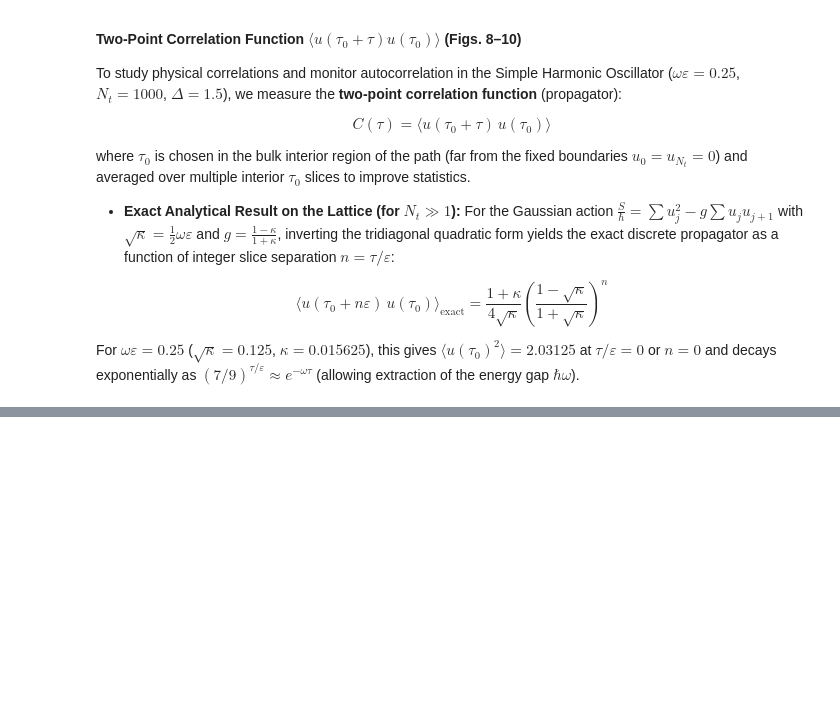
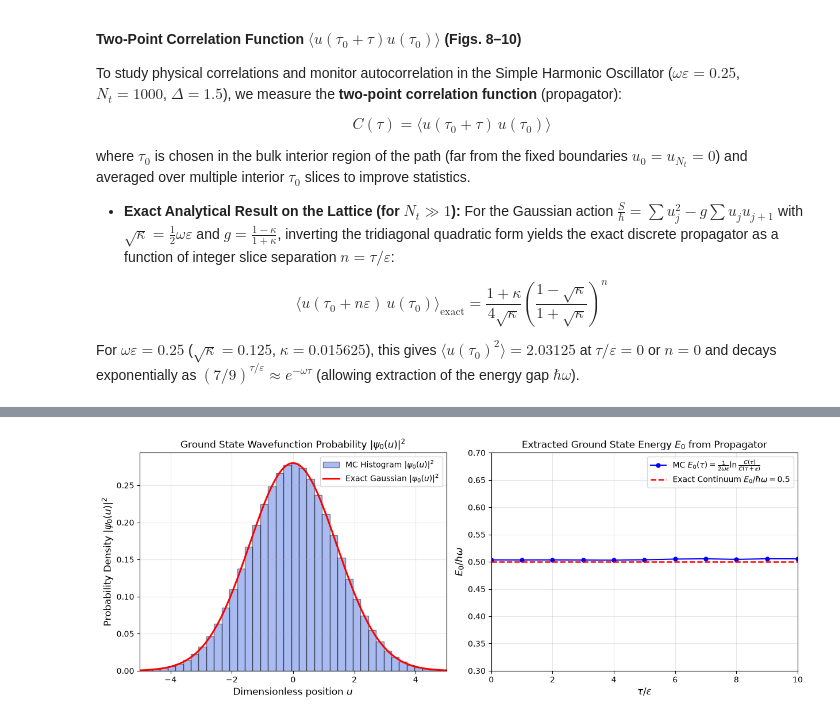
Before and after one commit to LostGraviton/MonteCarlo, a Jupyter notebook: Morningstar.ipynb, the cells around one changed output, grey strips where cells are left out. Cells and saved outputs as stored; diff of their text form; code cells hidden in the pictures; blank space fills up the shorter version.

Commit message:
SHO Energy calculation added

```diff
--- a/Morningstar.ipynb
+++ b/Morningstar.ipynb
@@ -1710,0 +1850,84 @@ plt.show()
+# %%
+# =====================================================================
+# Extracting Ground State Wavefunction |psi_0(u)|^2 and Ground State Energy E_0
+# =====================================================================
+
+# 1. Collect bulk path values u_j across decorrelated sweeps for the wavefunction
+u_samples = []
+u_wf = np.zeros(Nt + 1)
+
+# Thermalize
+for _ in range(N_therm):
+    sweep_sequential(u_wf, g, Delta, rng)
+
+# Measure interior u_j values and correlator simultaneously
+corr_samples_wf = np.zeros((N_mc, max_tau + 1))
+for m in range(N_mc):
+    for _ in range(N_sweeps):
+        sweep_sequential(u_wf, g, Delta, rng)
+
+    u_base = u_wf[i_start:i_end]
+    u_samples.append(u_base.copy())  # Store 600 interior slices per snapshot
+
+    for tau in range(max_tau + 1):
+        corr_samples_wf[m, tau] = np.mean(u_base * u_wf[i_start + tau : i_end + tau])
+
+u_all = np.concatenate(u_samples)  # 40000 * 600 = 24,000,000 position measurements!
+mc_corr_mean = np.mean(corr_samples_wf, axis=0)
+
+# =====================================================================
+# 2. Compute Ground State Energy E_0 (in units of hbar * omega)
+# =====================================================================
+# Method A: Virial Theorem E_0 / (hbar * omega) = omega_eps * <u^2>
+u2_mean = np.mean(u_all**2)
+u2_err = np.std(np.mean(np.array(u_samples)**2, axis=1), ddof=1) / np.sqrt(N_mc)
+
+E0_virial = omega_eps * u2_mean
+E0_virial_err = omega_eps * u2_err
+
+# Method B: Effective Energy Gap from Propagator Ratio ln(C(tau) / C(tau+1))
+# For SHO, dE = E_1 - E_0 = hbar*omega, and E_0 = 0.5 * dE
+eff_gap = (1.0 / omega_eps) * np.log(mc_corr_mean[:-1] / mc_corr_mean[1:])
+E0_from_prop = 0.5 * eff_gap[0]  # Using tau=0 -> tau=1 step (highest signal-to-noise)
+
+print(f"Ground State Energy E_0 / (hbar*omega) [Exact Continuum = 0.5000]:")
+print(f"  -> From Virial Theorem (<u^2>):   {E0_virial:.4f} +/- {E0_virial_err:.4f}")
+print(f"  -> From Propagator Log-Ratio:     {E0_from_prop:.4f}")
+
+# =====================================================================
+# 3. Plot Ground State Wavefunction |psi_0(u)|^2 & Effective Energy Plateau
+# =====================================================================
+fig, (ax1, ax2) = plt.subplots(1, 2, figsize=(12.5, 4.8))
+
+# Left Panel: Ground State Probability Density |psi_0(u)|^2 and Wavefunction psi_0(u)
+counts, bin_edges, _ = ax1.hist(
+    u_all, bins=60, density=True, alpha=0.45, color='royalblue',
+    edgecolor='black', label=r'MC Histogram $|\psi_0(u)|^2$'
+)
+u_grid = np.linspace(-5, 5, 300)
+sigma2_exact = (1.0 + kappa) / (4.0 * 0.5 * omega_eps)  # Exact lattice variance = 2.03125
+psi0_sq_exact = (1.0 / np.sqrt(2.0 * np.pi * sigma2_exact)) * np.exp(-u_grid**2 / (2.0 * sigma2_exact))
+
+ax1.plot(u_grid, psi0_sq_exact, 'r-', lw=2.2, label=r'Exact Gaussian $|\psi_0(u)|^2$')
+ax1.set_xlim(-5, 5)
+ax1.set_xlabel(r'Dimensionless position $u$', fontsize=12)
+ax1.set_ylabel(r'Probability Density $|\psi_0(u)|^2$', fontsize=12)
+ax1.set_title(r'Ground State Wavefunction Probability $|\psi_0(u)|^2$')
+ax1.legend()
+ax1.grid(True, alpha=0.3)
+
+# Right Panel: Effective Ground State Energy E_0 = 0.5 * dE_eff(tau) vs tau/eps
+tau_steps = np.arange(len(eff_gap))
+ax2.plot(tau_steps, 0.5 * eff_gap, 'bo-', markersize=5, label=r'MC $E_0(\tau) = \frac{1}{2\omega\varepsilon}\ln\frac{C(\tau)}{C(\tau+\varepsilon)}$')
+ax2.axhline(0.5, color='r', ls='--', lw=1.8, label=r'Exact Continuum $E_0 / \hbar\omega = 0.5$')
+ax2.set_xlim(0, 10)
+ax2.set_ylim(0.3, 0.7)
+ax2.set_xlabel(r'$\tau / \varepsilon$', fontsize=12)
+ax2.set_ylabel(r'$E_0 / \hbar\omega$', fontsize=12)
+ax2.set_title(r'Extracted Ground State Energy $E_0$ from Propagator')
+ax2.legend()
+ax2.grid(True, alpha=0.3)
+
+plt.tight_layout()
+plt.show()
+# %% [output]
@@ -1710,0 +1937 @@ plt.show()
+[figure, added]
```
Also changed, not shown: parts of 11 cells of this notebook.
